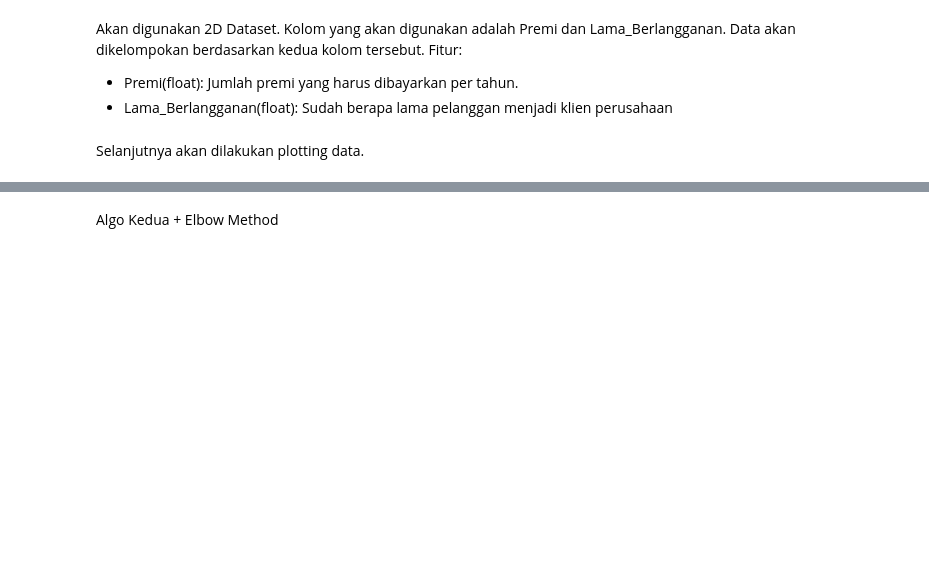
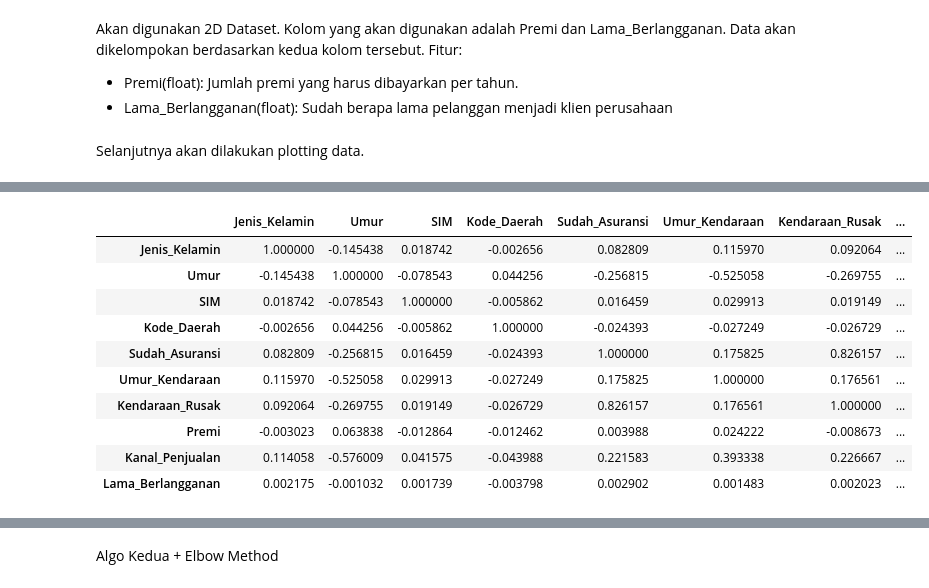
Before and after one commit to farisazizy/Artificial-Intelligence, a Jupyter notebook: clustering.ipynb, the cells around one changed output, grey strips where cells are left out. Drawn from its saved outputs; the diff is of its cells as text; code cells hidden in the pictures; blank space fills up the shorter version.

```diff
--- a/clustering.ipynb
+++ b/clustering.ipynb
@@ -172 +182,17 @@ filterwarnings('ignore')
+# %%
+corr = df.corr()
+corr
+#sns.heatmap(corr, xticklabels=corr.columns, yticklabels=corr.columns, annot=True, )
+# %% [output]
+|  | Jenis_Kelamin | Umur | SIM | Kode_Daerah | Sudah_Asuransi | Umur_Kendaraan | Kendaraan_Rusak | ... |
+| Jenis_Kelamin | 1.000000 | -0.145438 | 0.018742 | -0.002656 | 0.082809 | 0.115970 | 0.092064 | ... |
+| Umur | -0.145438 | 1.000000 | -0.078543 | 0.044256 | -0.256815 | -0.525058 | -0.269755 | ... |
+| SIM | 0.018742 | -0.078543 | 1.000000 | -0.005862 | 0.016459 | 0.029913 | 0.019149 | ... |
+| Kode_Daerah | -0.002656 | 0.044256 | -0.005862 | 1.000000 | -0.024393 | -0.027249 | -0.026729 | ... |
+| Sudah_Asuransi | 0.082809 | -0.256815 | 0.016459 | -0.024393 | 1.000000 | 0.175825 | 0.826157 | ... |
+| Umur_Kendaraan | 0.115970 | -0.525058 | 0.029913 | -0.027249 | 0.175825 | 1.000000 | 0.176561 | ... |
+| Kendaraan_Rusak | 0.092064 | -0.269755 | 0.019149 | -0.026729 | 0.826157 | 0.176561 | 1.000000 | ... |
+| Premi | -0.003023 | 0.063838 | -0.012864 | -0.012462 | 0.003988 | 0.024222 | -0.008673 | ... |
+| Kanal_Penjualan | 0.114058 | -0.576009 | 0.041575 | -0.043988 | 0.221583 | 0.393338 | 0.226667 | ... |
+| Lama_Berlangganan | 0.002175 | -0.001032 | 0.001739 | -0.003798 | 0.002902 | 0.001483 | 0.002023 | ... |
 # %%
```
Also changed, not shown: parts of 10 cells of this notebook.
